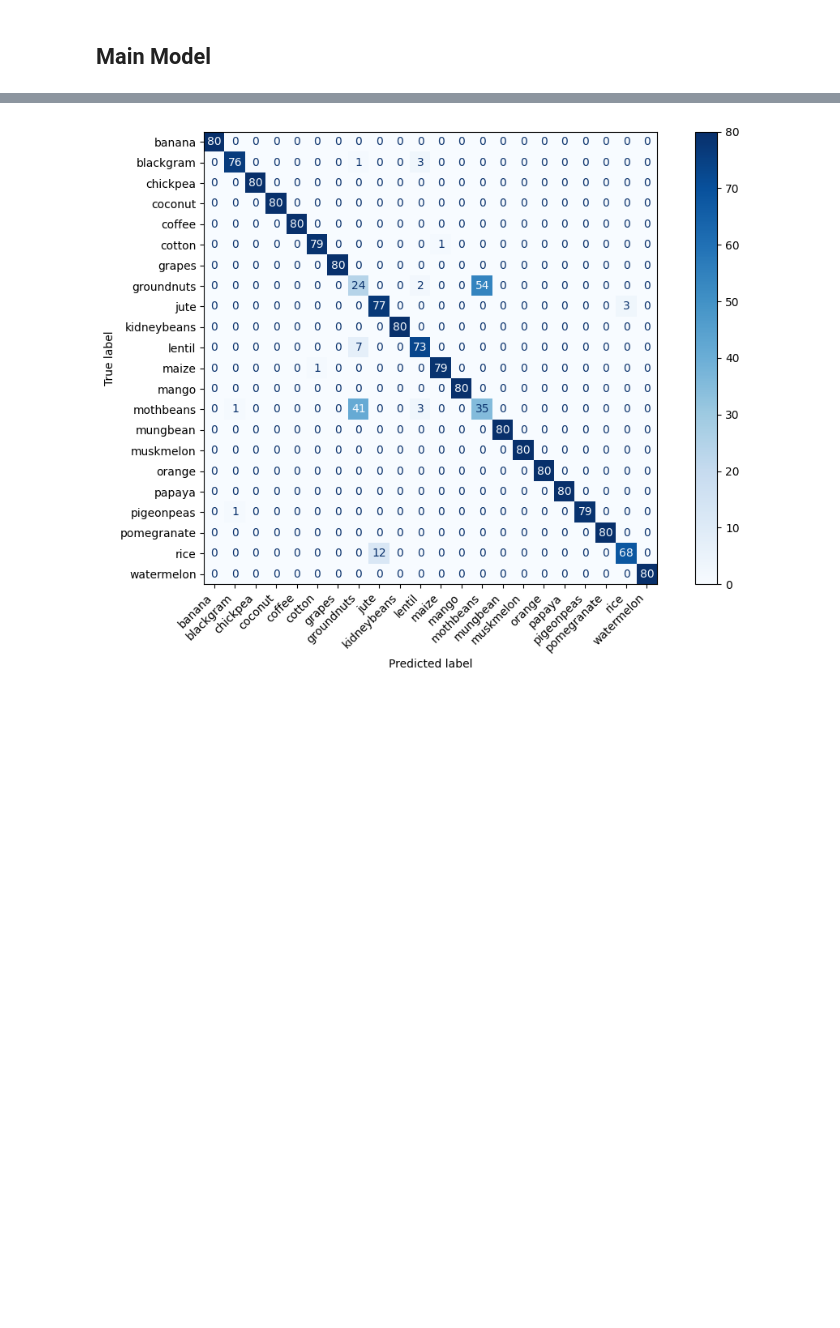
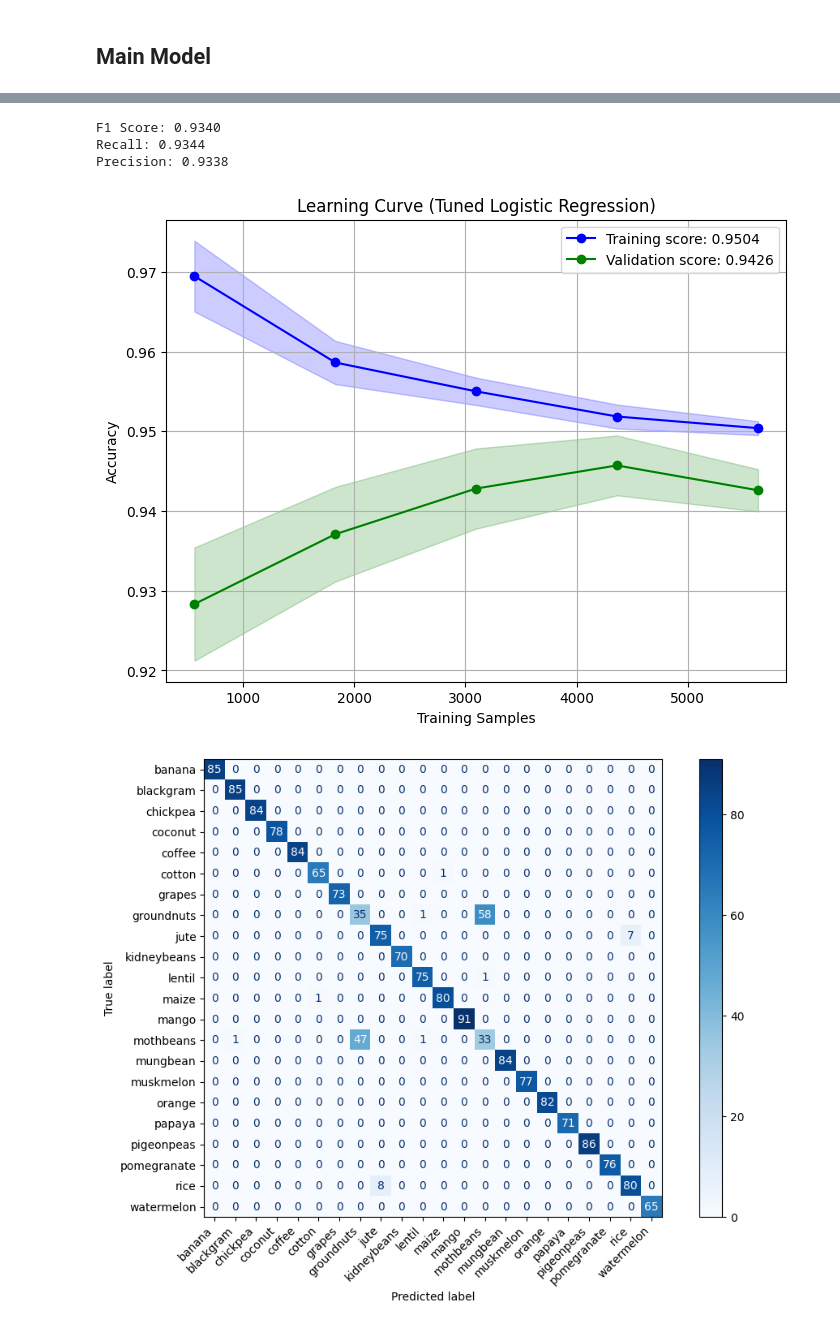
Before and after one commit to MMADUs/Plant-Recommendation-System, a Jupyter notebook: pipeline.ipynb, the cells around one changed output, grey strips where cells are left out. Saved outputs shown, nothing was run; the diff lists cells and outputs as text; code cells hidden in the pictures; blank space fills up the shorter version.

Commit message:
feat: finished all pipeline and EDA

```diff
--- a/pipeline.ipynb
+++ b/pipeline.ipynb
@@ -199,8 +310,7 @@ y = df["le_label"]
 X_train, X_test, y_train, y_test = train_test_split(
     X, y,
     test_size=0.2,
-    random_state=42,
-    stratify=y
+    random_state=42
 )
 # %%
 cv = StratifiedKFold(n_splits=5, shuffle=True, random_state=42)
@@ -279,9 +407,0 @@ F1 Macro: 0.9389270611552936
-# %%
-dt = DecisionTreeClassifier(random_state=42)
-
-dt_f1m = cross_val_score(dt, X, y, cv=cv, scoring='f1_macro').mean()
-print("F1 Macro:", dt_f1m)
-show_learning_curve(dt, "Decision Tree", X, y, cv)
-
-dt_pred = cross_val_predict(dt, X, y, cv=cv)
-show_confusion_matrix(y, dt_pred, display_labels=le.classes_)
@@ -314,0 +408,21 @@ feature_importance(dt, X, y)
+# %%
+logreg = Pipeline([
+    ('preprocessor', num_preprocessor),
+    ('classifier', LogisticRegression(max_iter=1000, random_state=42))
+])
+
+logreg_model, logreg_score = cv_fit_no_search(logreg, X_train, y_train)
+print(f"Best CV Accuracy: {logreg_score:.4f}")
+
+show_learning_curve(logreg, "Logistic Regression", X_train, y_train, cv)
+
+logreg_pred = logreg_model.predict(X_test)
+show_confusion_matrix(y_test, logreg_pred, display_labels=le.classes_)
+
+logreg_f1 = f1_score(y_test, logreg_pred, average="macro")
+logreg_recall = recall_score(y_test, logreg_pred, average="macro")
+logreg_precision = precision_score(y_test, logreg_pred, average="macro")
+
+print(f"F1 Score: {logreg_f1:.4f}")
+print(f"Recall: {logreg_recall:.4f}")
+print(f"Precision: {logreg_precision:.4f}")
@@ -395,9 +548,22 @@ Best CV F1 Macro: 0.937910542605693
 # %%
-best_logreg = grid_search.best_estimator_
+best_logreg = logreg_search.best_estimator_
 
 best_logreg_pred = best_logreg.predict(X_test)
 
+best_logreg_f1 = f1_score(y_test, best_logreg_pred, average="macro")
+best_logreg_recall = recall_score(y_test, best_logreg_pred, average="macro")
+best_logreg_precision = precision_score(y_test, best_logreg_pred, average="macro")
+
+print(f"F1 Score: {best_logreg_f1:.4f}")
+print(f"Recall: {best_logreg_recall:.4f}")
+print(f"Precision: {best_logreg_precision:.4f}")
+
+show_learning_curve(best_logreg, "Tuned Logistic Regression", X_train, y_train, cv)
 show_confusion_matrix(y_test, best_logreg_pred, display_labels=le.classes_)
 # %% [output]
+F1 Score: 0.9340
+Recall: 0.9344
+Precision: 0.9338
-[figure, old version]
+[figure, new version]
+[figure, added]
 # %%
```
Also changed, not shown: parts of 29 cells of this notebook, 3 other files.
